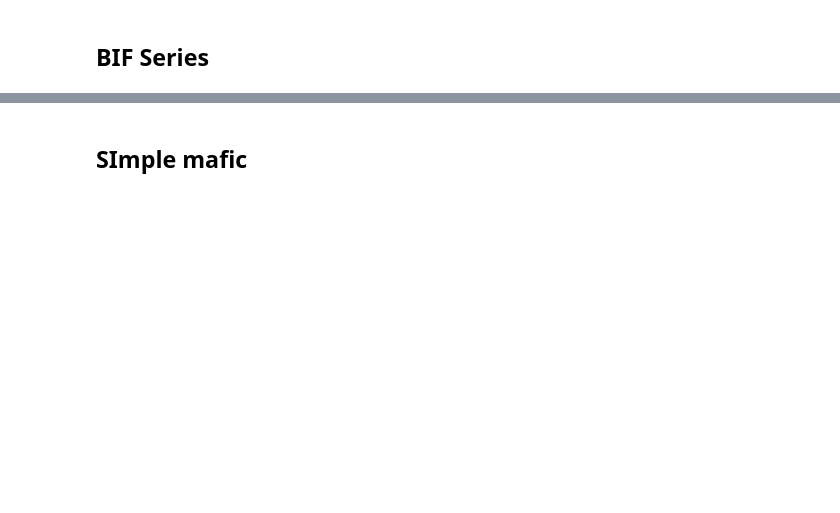
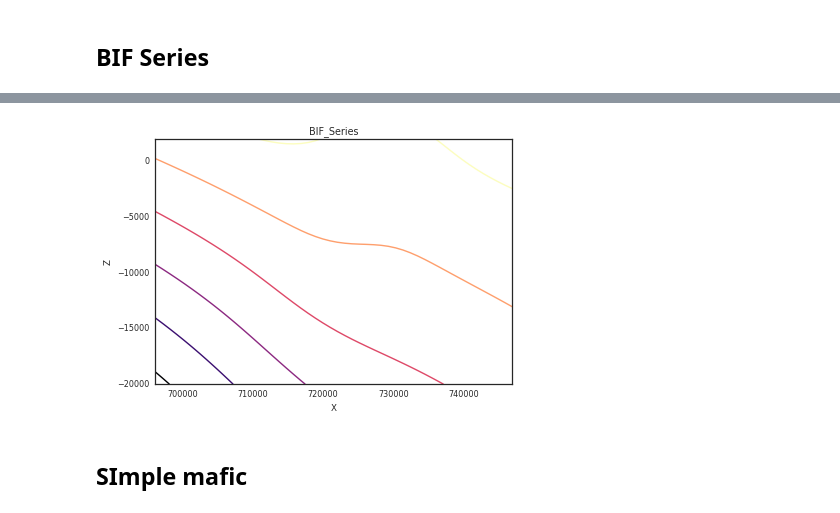
Before and after one commit to Leguark/GeMpy, a Jupyter notebook: Prototype Notebook/Sandstone Project.ipynb, the cells around one changed output, grey strips where cells are left out. Saved outputs shown, nothing was run; the diff lists cells and outputs as text; code cells hidden in the pictures; blank space fills up the shorter version.

```diff
--- a/Prototype Notebook/Sandstone Project.ipynb
+++ b/Prototype Notebook/Sandstone Project.ipynb
@@ -141,2 +84,6 @@ Warning: Cannot change to a different GUI toolkit: qt4. Using notebook instead.
+# %%
+sandstone.Plot.plot_potential_field(10, n_pf=1, cmap = "magma",  plot_data = False)
+# %% [output]
+[figure, added]
 # %% [markdown]
 ##  SImple mafic
```
Also changed, not shown: parts of 30 cells of this notebook, 3 other files.
